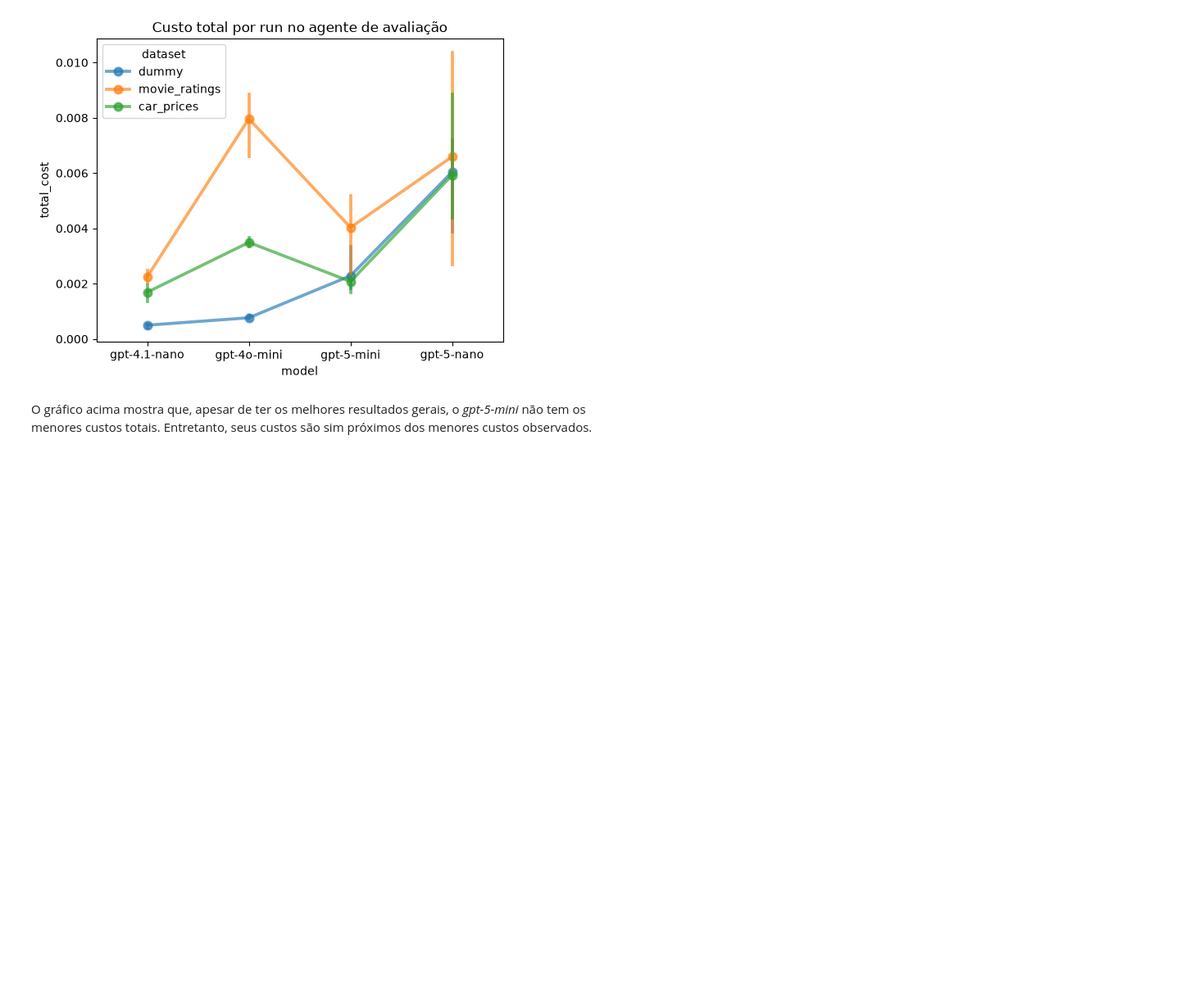
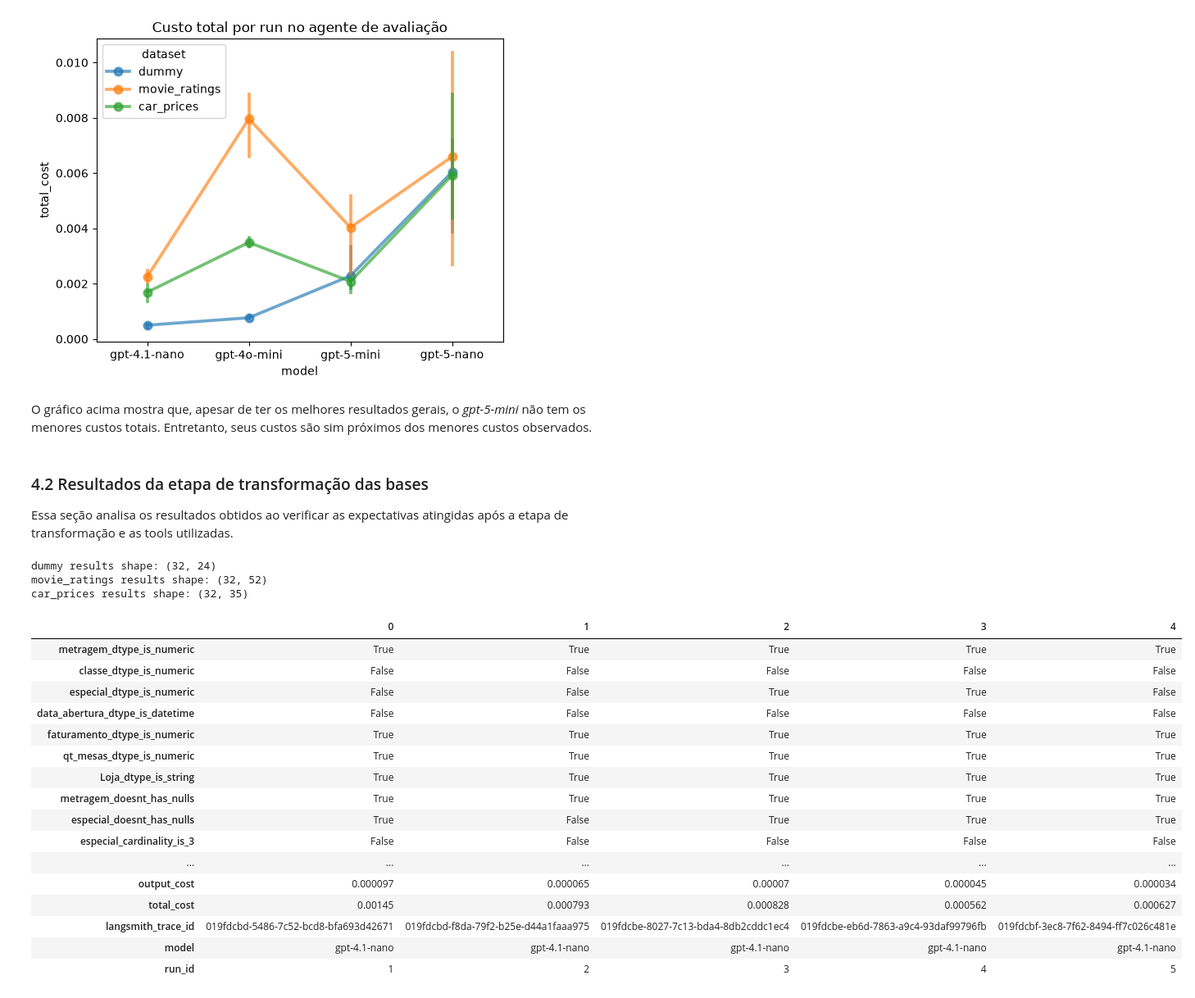
Before and after one commit to Pendulun/data-readiness-agent, a Jupyter notebook: notebooks/results-PT-BR.ipynb, the cells around one changed output. Shown at 82% size. Cells and saved outputs as stored; diff of their text form; code cells hidden in the pictures; blank space fills up the shorter version.

```diff
--- a/notebooks/results-PT-BR.ipynb
+++ b/notebooks/results-PT-BR.ipynb
@@ -347,3 +349,7 @@ plt.close()
 [figure]
 # %% [markdown]
 O gráfico acima mostra que, apesar de ter os melhores resultados gerais, o *gpt-5-mini* não tem os menores custos totais. Entretanto, seus custos são sim próximos dos menores custos observados.
+# %% [markdown]
+### 4.2 Resultados da etapa de transformação das bases
+
+Essa seção analisa os resultados obtidos ao verificar as expectativas atingidas após a etapa de transformação e as tools utilizadas.
@@ -349,0 +369,28 @@ O gráfico acima mostra que, apesar de ter os melhores resultados gerais, o *gpt
+# %%
+transformation_results = load_transform_results()
+for dataset_name, df in transformation_results.items():
+    print(dataset_name, "results shape:", df.shape)
+# %% [output]
+dummy results shape: (32, 24)
+movie_ratings results shape: (32, 52)
+car_prices results shape: (32, 35)
+# %%
+transformation_results['dummy'].head().T
+# %% [output]
+|  | 0 | 1 | 2 | 3 | 4 |
+| metragem_dtype_is_numeric | True | True | True | True | True |
+| classe_dtype_is_numeric | False | False | False | False | False |
+| especial_dtype_is_numeric | False | False | True | True | False |
+| data_abertura_dtype_is_datetime | False | False | False | False | False |
+| faturamento_dtype_is_numeric | True | True | True | True | True |
+| qt_mesas_dtype_is_numeric | True | True | True | True | True |
+| Loja_dtype_is_string | True | True | True | True | True |
+| metragem_doesnt_has_nulls | True | True | True | True | True |
+| especial_doesnt_has_nulls | True | False | True | True | True |
+| especial_cardinality_is_3 | False | False | False | False | False |
+| ... | ... | ... | ... | ... | ... |
+| output_cost | 0.000097 | 0.000065 | 0.00007 | 0.000045 | 0.000034 |
+| total_cost | 0.00145 | 0.000793 | 0.000828 | 0.000562 | 0.000627 |
+| langsmith_trace_id | 019fdcbd-5486-7c52-bcd8-bfa693d42671 | 019fdcbd-f8da-79f2-b25e-d44a1faaa975 | 019fdcbe-8027-7c13-bda4-8db2cddc1ec4 | 019fdcbe-eb6d-7863-a9c4-93daf99796fb | 019fdcbf-3ec8-7f62-8494-ff7c026c481e |
+| model | gpt-4.1-nano | gpt-4.1-nano | gpt-4.1-nano | gpt-4.1-nano | gpt-4.1-nano |
+| run_id | 1 | 2 | 3 | 4 | 5 |
```
Also changed, not shown: parts of 15 cells of this notebook.
